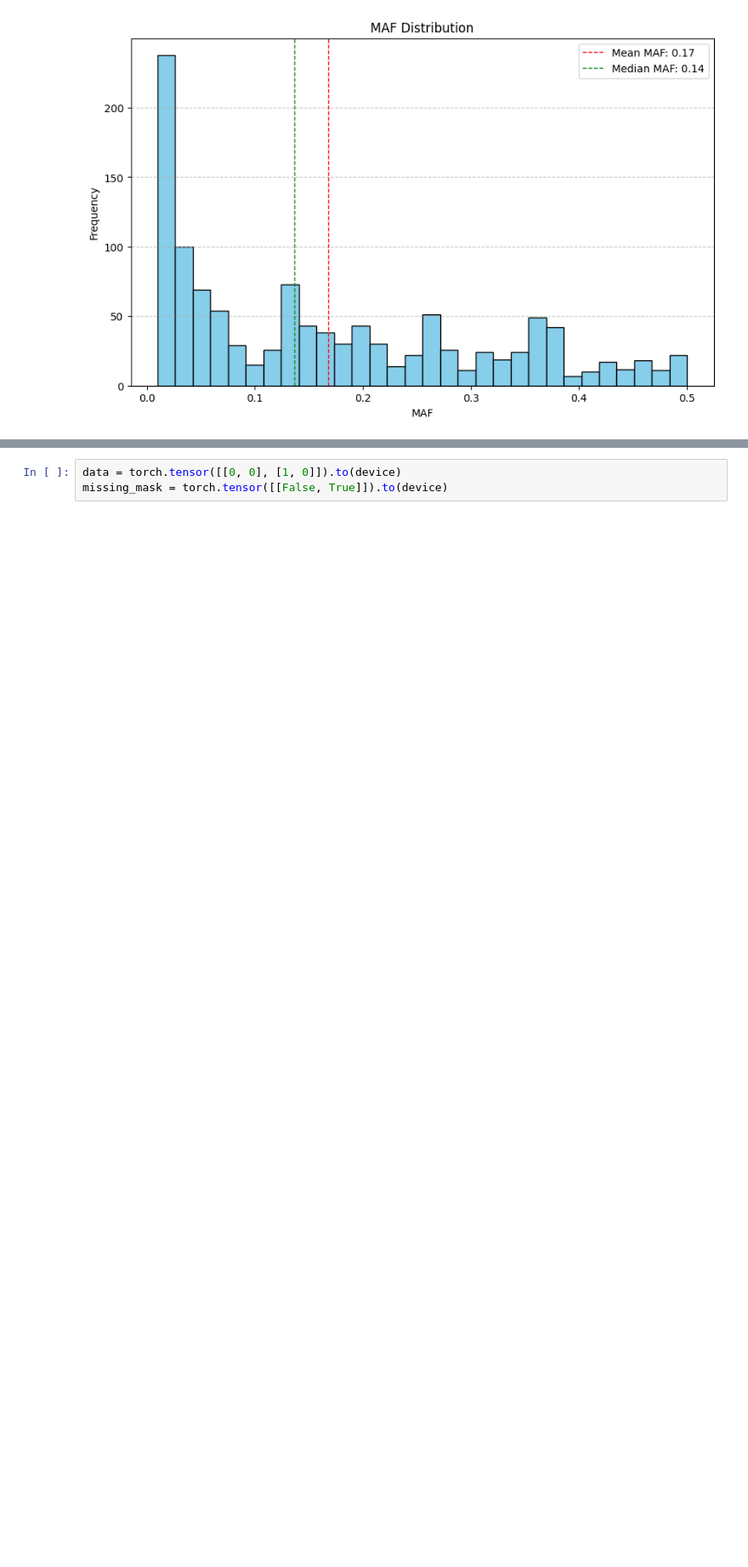
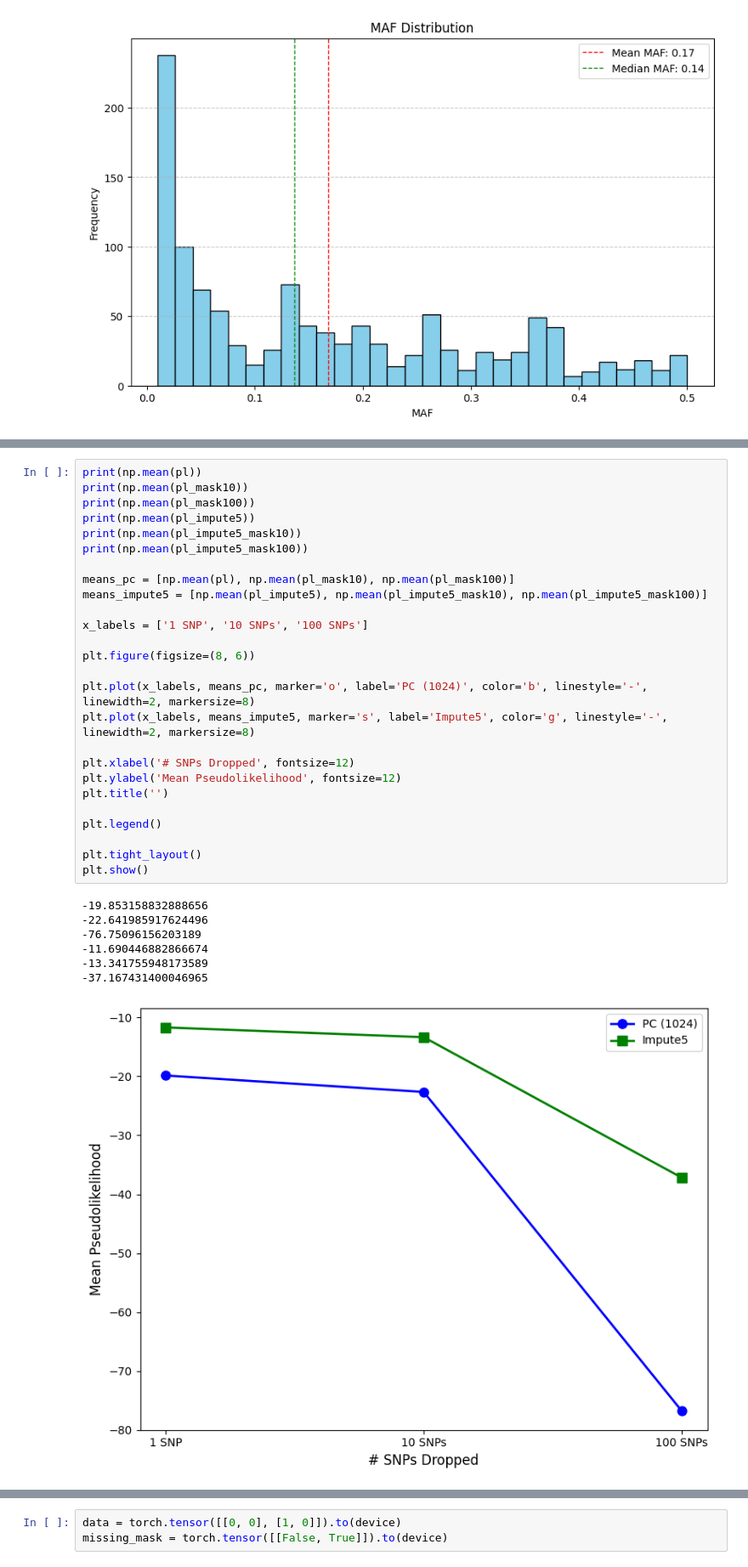
Before and after one commit to prateekanand2/genetic_pc, a Jupyter notebook: train.ipynb, the cells around one changed output, grey strips where cells are left out. Shown at 85% size. Cells and saved outputs as stored; diff of their text form; blank space fills up the shorter version.

```diff
--- a/train.ipynb
+++ b/train.ipynb
@@ -519,0 +520,34 @@ plt.show()
+# %%
+print(np.mean(pl))
+print(np.mean(pl_mask10))
+print(np.mean(pl_mask100))
+print(np.mean(pl_impute5))
+print(np.mean(pl_impute5_mask10))
+print(np.mean(pl_impute5_mask100))
+
+means_pc = [np.mean(pl), np.mean(pl_mask10), np.mean(pl_mask100)]
+means_impute5 = [np.mean(pl_impute5), np.mean(pl_impute5_mask10), np.mean(pl_impute5_mask100)]
+
+x_labels = ['1 SNP', '10 SNPs', '100 SNPs']
+
+plt.figure(figsize=(8, 6))
+
+plt.plot(x_labels, means_pc, marker='o', label='PC (1024)', color='b', linestyle='-', linewidth=2, markersize=8)
+plt.plot(x_labels, means_impute5, marker='s', label='Impute5', color='g', linestyle='-', linewidth=2, markersize=8)
+
+plt.xlabel('# SNPs Dropped', fontsize=12)
+plt.ylabel('Mean Pseudolikelihood', fontsize=12)
+plt.title('')
+
+plt.legend()
+
+plt.tight_layout()
+plt.show()
+# %% [output]
+-19.853158832888656
+-22.641985917624496
+-76.75096156203189
+-11.690446882866674
+-13.341755948173589
+-37.167431400046965
+[figure, added]
```
Also changed, not shown: parts of 11 cells of this notebook, 3 other files.
